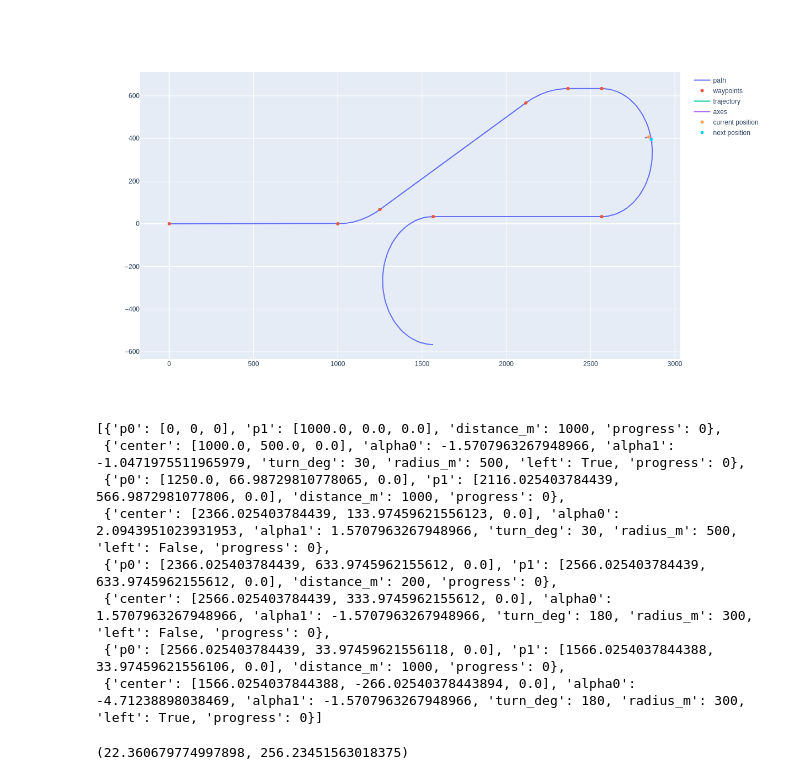
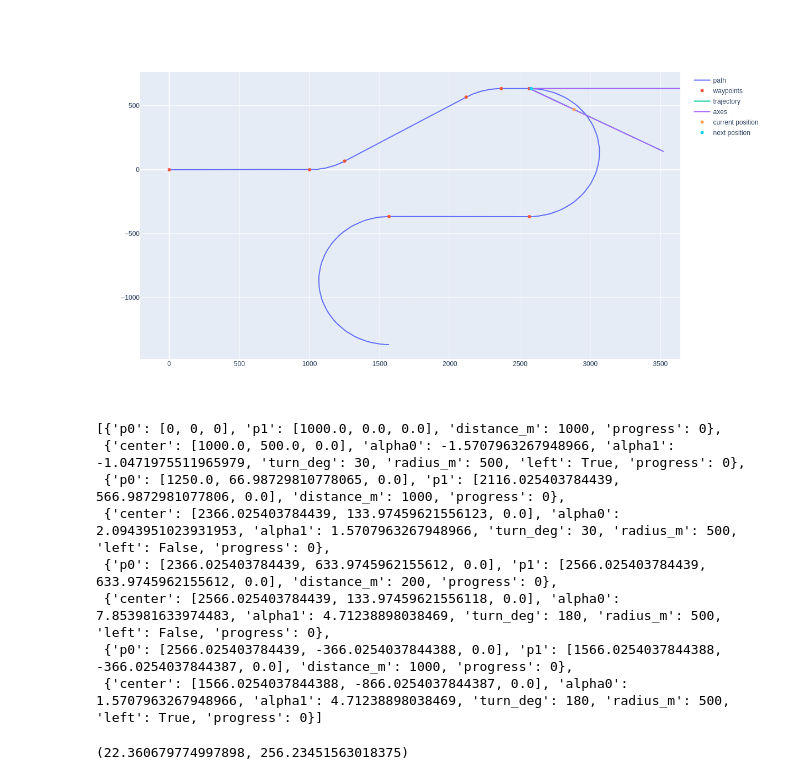
Before and after one commit to lbartnik/modern-tracking-systems, a Jupyter notebook: 05 Movers/07 Autopilot2.ipynb, the cells around one changed output. Cells and saved outputs as stored; diff of their text form; code cells hidden in the pictures.

```diff
--- a/05 Movers/07 Autopilot2.ipynb
+++ b/05 Movers/07 Autopilot2.ipynb
@@ -16,12 +16,12 @@ from tracking_v2.target.autopilot2 import Straight, Turn, _populate_coordinates,
 from tracking_v2.util import to_df
 # %%
 commands = [Straight(1000), Turn(500, 30), Straight(1000), Turn(500, 30, left=False), Straight(200),
-            Turn(300, 180, False), Straight(1000), Turn(300, 180, True)]
+            Turn(500, 180, False), Straight(1000), Turn(500, 180, True)]
 _populate_coordinates([0,0,0], 0, commands)
-_plot_path(commands, [2845, 407, 0], 15, 15)
+_plot_path(commands, [2885, 470, 0], 15, 15)
 # %% [output]
 [interactive output not drawn]
-[figure, old version]
+[figure, new version]
 # %%
 commands
 # %% [output]
@@ -30,9 +30,9 @@ commands
  {'p0': [1250.0, 66.98729810778065, 0.0], 'p1': [2116.025403784439, 566.9872981077806, 0.0], 'distance_m': 1000, 'progress': 0},
  {'center': [2366.025403784439, 133.97459621556123, 0.0], 'alpha0': 2.0943951023931953, 'alpha1': 1.5707963267948966, 'turn_deg': 30, 'radius_m': 500, 'left': False, 'progress': 0},
  {'p0': [2366.025403784439, 633.9745962155612, 0.0], 'p1': [2566.025403784439, 633.9745962155612, 0.0], 'distance_m': 200, 'progress': 0},
- {'center': [2566.025403784439, 333.9745962155612, 0.0], 'alpha0': 1.5707963267948966, 'alpha1': -1.5707963267948966, 'turn_deg': 180, 'radius_m': 300, 'left': False, 'progress': 0},
- {'p0': [2566.025403784439, 33.97459621556118, 0.0], 'p1': [1566.0254037844388, 33.97459621556106, 0.0], 'distance_m': 1000, 'progress': 0},
- {'center': [1566.0254037844388, -266.02540378443894, 0.0], 'alpha0': -4.71238898038469, 'alpha1': -1.5707963267948966, 'turn_deg': 180, 'radius_m': 300, 'left': True, 'progress': 0}]
+ {'center': [2566.025403784439, 133.97459621556118, 0.0], 'alpha0': 7.853981633974483, 'alpha1': 4.71238898038469, 'turn_deg': 180, 'radius_m': 500, 'left': False, 'progress': 0},
+ {'p0': [2566.025403784439, -366.0254037844388, 0.0], 'p1': [1566.0254037844388, -366.0254037844387, 0.0], 'distance_m': 1000, 'progress': 0},
+ {'center': [1566.0254037844388, -866.0254037844387, 0.0], 'alpha0': 1.5707963267948966, 'alpha1': 4.71238898038469, 'turn_deg': 180, 'radius_m': 500, 'left': True, 'progress': 0}]
 # %%
 thrust = 50
 drag_coeff = .2
```
Also changed, not shown: parts of 4 cells of this notebook, 1 other file.
